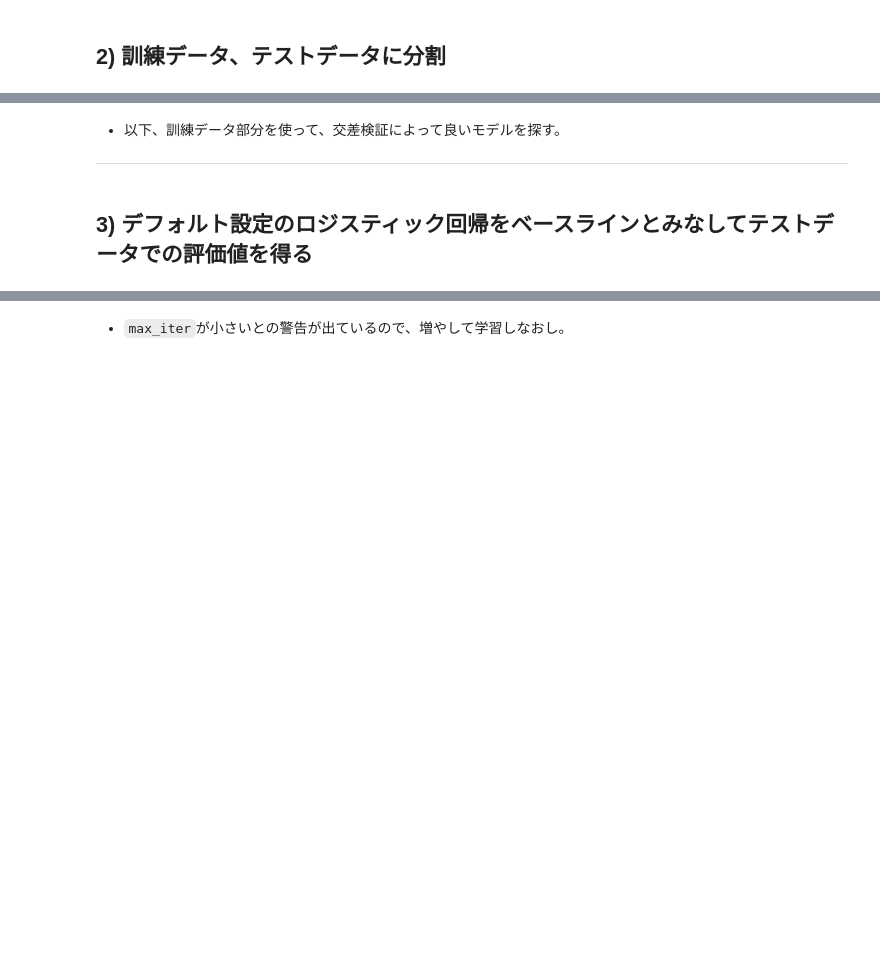
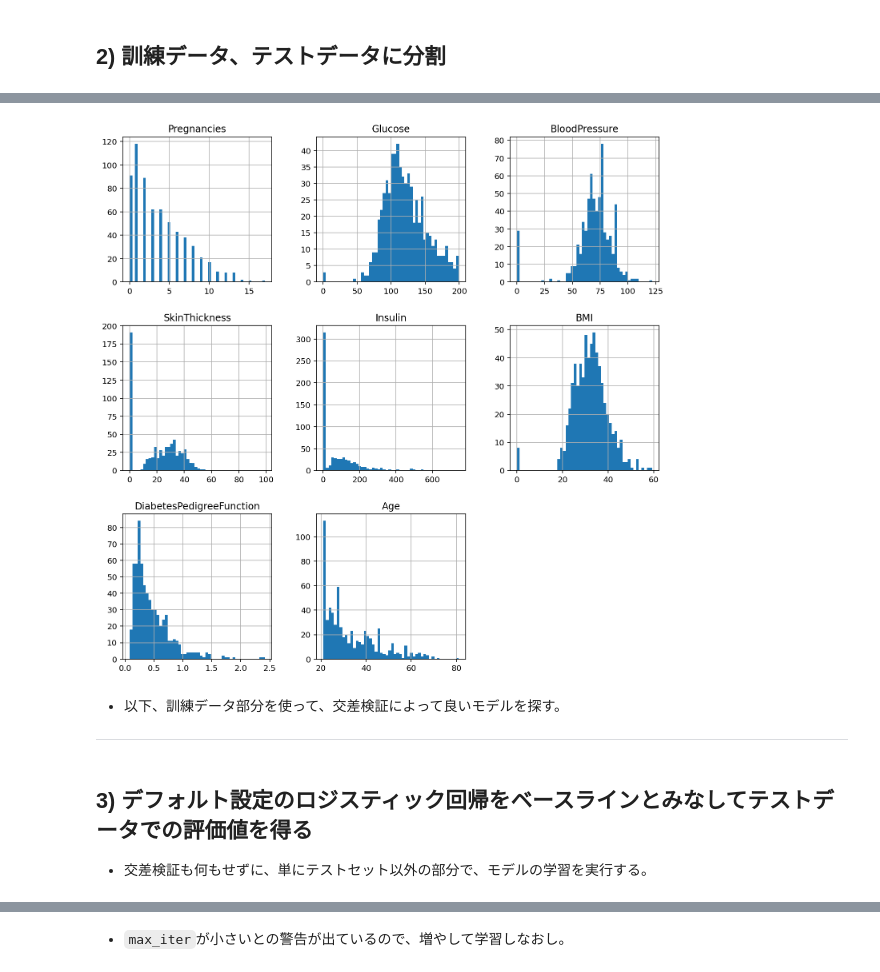
Before and after one commit to tomonari-masada/course2022-sml, a Jupyter notebook: 09_logistic_regression.ipynb, the cells around one changed output, grey strips where cells are left out. Saved outputs shown, nothing was run; the diff lists cells and outputs as text; code cells hidden in the pictures; blank space fills up the shorter version.

```diff
--- a/09_logistic_regression.ipynb
+++ b/09_logistic_regression.ipynb
@@ -26,4 +29,4 @@ from sklearn.model_selection import StratifiedKFold
 # %%
-diabetes = pd.read_csv('/content/drive/MyDrive/2021Courses/SML/diabetes.csv')
+diabetes = pd.read_csv('/content/drive/MyDrive/data/diabetes.csv')
 # %%
 diabetes.head()
@@ -45,7 +61,12 @@ X_train, X_test, y_train, y_test = train_test_split(X, y, test_size=0.15, random
+# %%
+X_train.hist(bins=50, figsize=(12,12));
+# %% [output]
+[figure, added]
 # %% [markdown]
 * 以下、訓練データ部分を使って、交差検証によって良いモデルを探す。
 
 ---
 # %% [markdown]
 ## 3) デフォルト設定のロジスティック回帰をベースラインとみなしてテストデータでの評価値を得る
+* 交差検証も何もせずに、単にテストセット以外の部分で、モデルの学習を実行する。
 # %%
```
Also changed, not shown: parts of 134 cells of this notebook.
